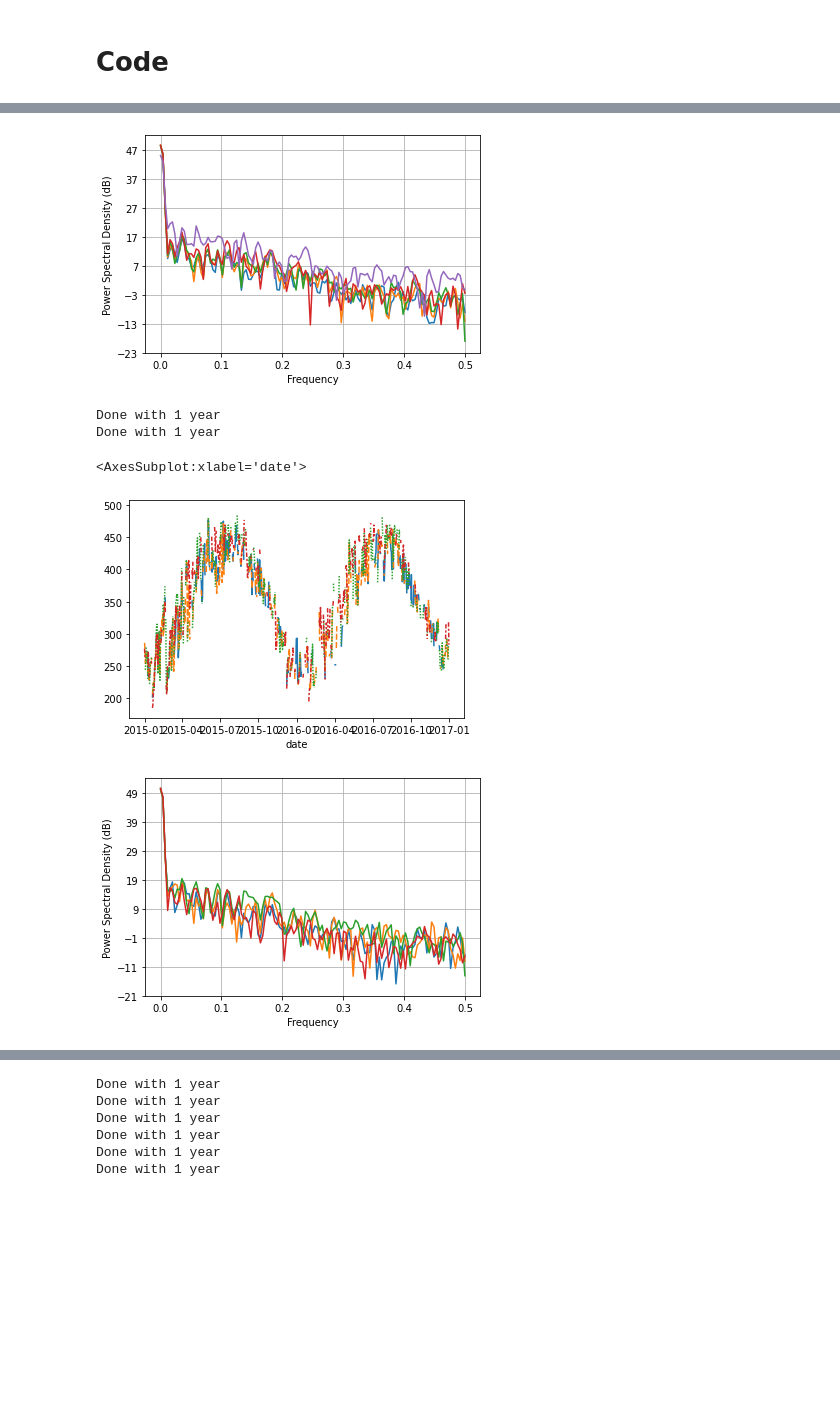
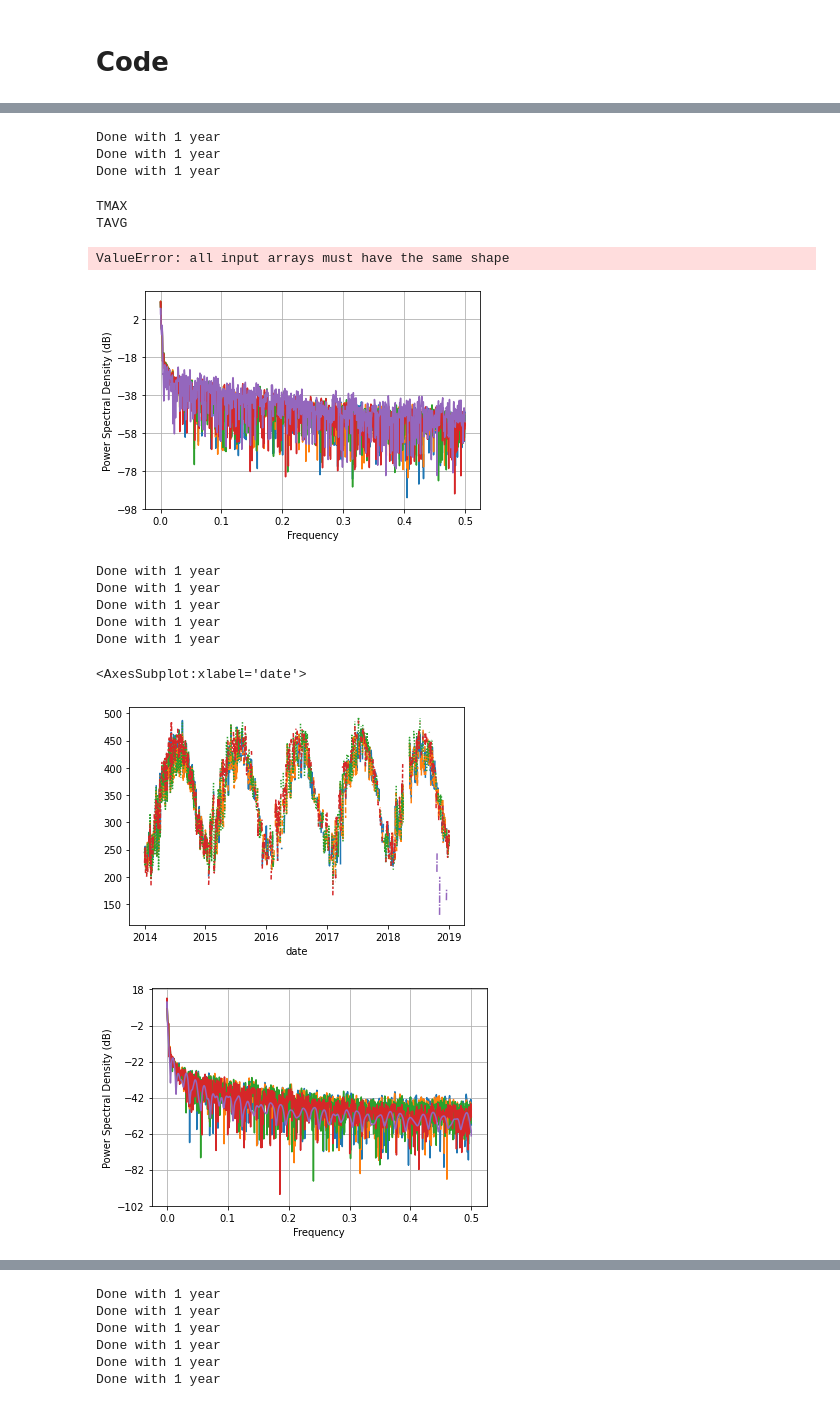
Before and after one commit to athena-ye/Historical-Data, a Jupyter notebook: Historical Data.ipynb, the cells around one changed output, grey strips where cells are left out. Cells and saved outputs as stored; diff of their text form; code cells hidden in the pictures; blank space fills up the shorter version.

```diff
--- a/Historical Data.ipynb
+++ b/Historical Data.ipynb
@@ -125,8 +130,49 @@ Done with 1 year
+# %%
+years = []
+stationlist = ['AE000041196', 'AEM00041194', 'AEM00041217', 'AEM00041218', 'AFM00040938']
+year = 0
+ultimate = pd.DataFrame()
+param = ['TMAX', 'TAVG', 'TMIN', 'PRCP']
+hi = pd.DataFrame()
+for p in param:
+    for f in glob.glob("/Users/athenaye/Desktop/by_year_parquet_trial/*.parquet"):
+        read = pd.read_parquet(f)
+        f = pd.DataFrame()
+        if p in read.columns:
+            years.append(f)
+        else:
+            print(str(p)+ ' was not found in ' + f)
+            break
+        reads = read[p]
+        for s in range(len(stationlist)):
+            stationtavg = reads.xs((stationlist[s]), level = "station")
+            #print(stationtavg)
+            f['station '+str(stationlist[s])] = stationtavg
+        ultimate = pd.concat([ultimate, f])
+        print("Done with 1 year")
+        year += 1
+    avgoverall = ultimate.sort_values(by='date')
+hi=hi[:, np.newaxis]
+# %% [output]
+Done with 1 year
+Done with 1 year
+Done with 1 year
+# %%
+param = ['TMAX', 'TAVG', 'TMIN', 'PRCP']
+yo = np.array(param[0])
+for p in param:
+    print(p)
+    yo = np.stack((yo,p))
+yo
+# %% [output]
+TMAX
+TAVG
+ValueError: all input arrays must have the same shape
 # %%
 for x in range(len(avgoverall.columns)):
     nonan = avgoverall[avgoverall.columns[x]]
     nonan = nonan.interpolate('linear')
-    a,b = plt.psd(nonan, Fs = 1, scale_by_freq = False)
+    a,b = plt.psd(nonan, Fs = 1, scale_by_freq = False, NFFT = 2**14 )
     if x == 0:
         acumulative = a
         bcumulative = b
@@ -136,7 +182,7 @@ for x in range(len(avgoverall.columns)):
 amean = acumulative.mean(axis=(0))
 bmean = bcumulative.mean(axis=(0))
 # %% [output]
-[figure, old version]
+[figure, new version]
 # %%
 years = []
 stationlist = ['AE000041196', 'AEM00041194', 'AEM00041217', 'AEM00041218', 'AFM00040938']
@@ -166,21 +212,24 @@ sns.lineplot(data = maxoverall, legend = False)
 # %% [output]
 Done with 1 year
 Done with 1 year
+Done with 1 year
+Done with 1 year
+Done with 1 year
 <AxesSubplot:xlabel='date'>
-[figure, old version]
+[figure, new version]
 # %%
 for x in range(len(maxoverall.columns)):
     nonan = maxoverall[maxoverall.columns[x]]
     nonan = nonan.interpolate('time', limit_direction='both')
-    a,b = plt.psd(nonan, Fs = 1, scale_by_freq = False)
+    a,b = plt.psd(nonan, Fs = 1, scale_by_freq = False, NFFT = 2**14 )
 
     if x == 0:
         tmaxacumulative = a
         tmaxbcumulative = b
     else:
         tmaxacumulative = np.vstack([tmaxacumulative, a])
         tmaxbcumulative = np.vstack([tmaxbcumulative, b])
 tmaxamean = np.nanmean(tmaxacumulative, axis=(0))
 tmaxbmean = np.nanmean(tmaxbcumulative, axis=(0))
 # %% [output]
-[figure, old version]
+[figure, new version]
```
Also changed, not shown: parts of 25 cells of this notebook, 1 other file.
